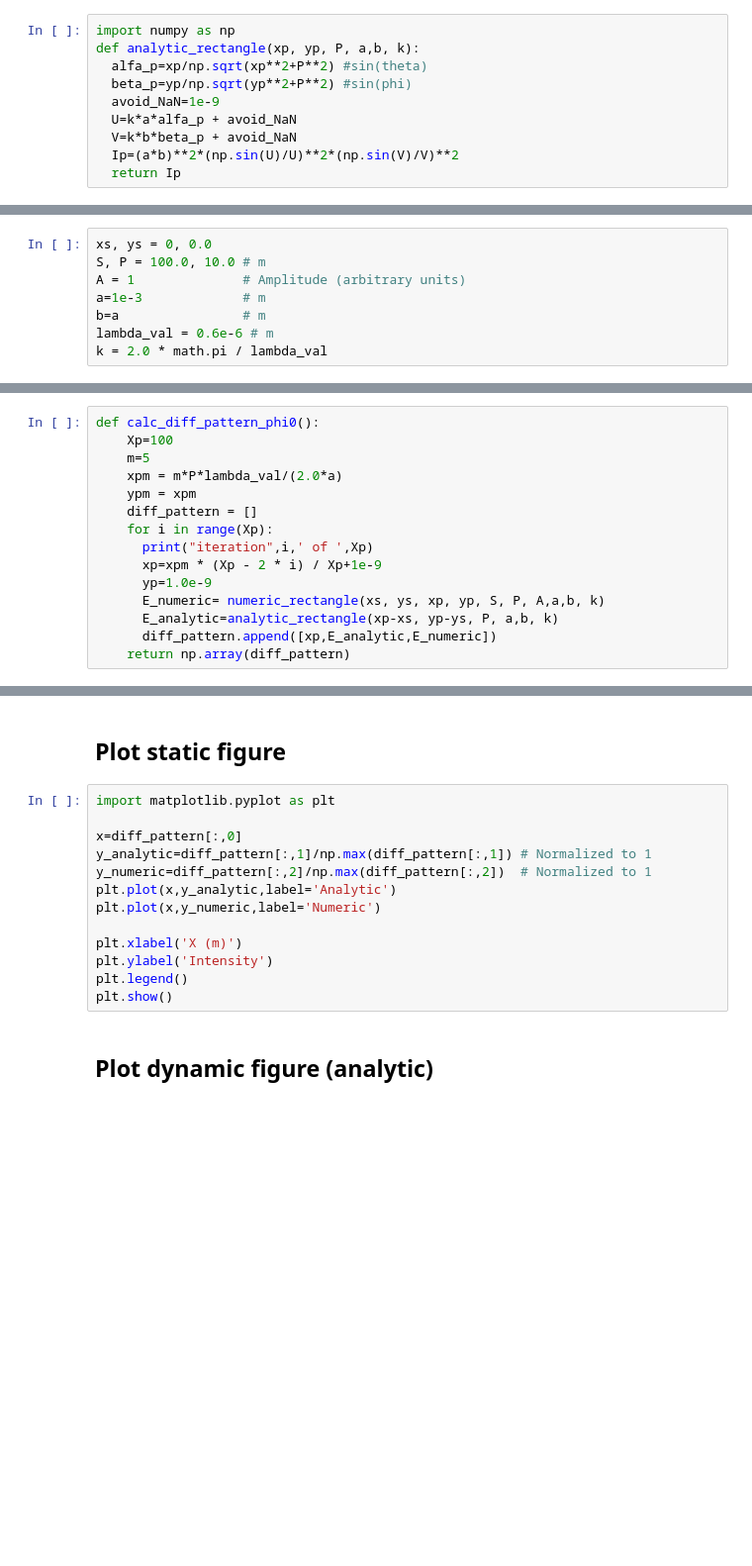
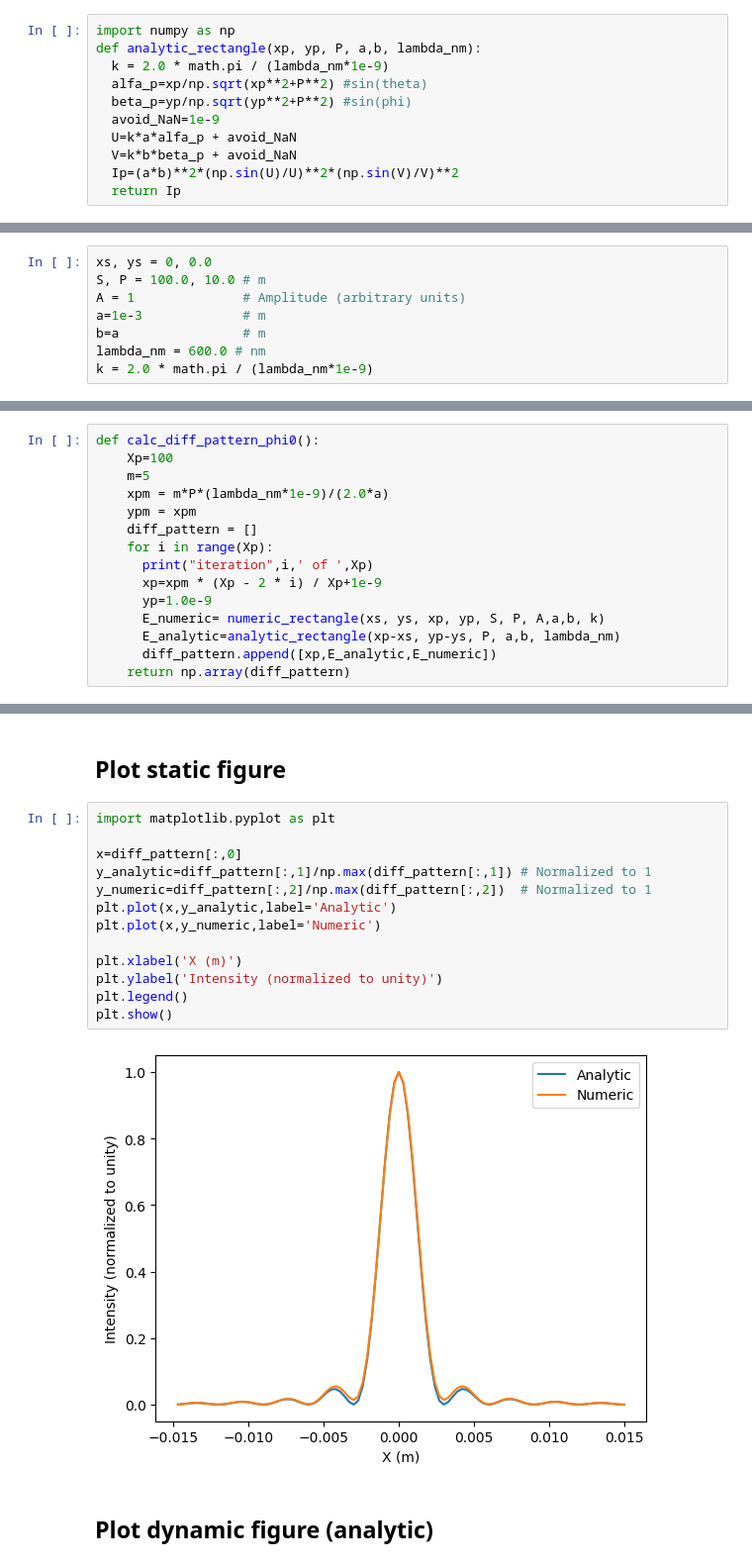
Before and after one commit to IrisFDTD/OPTICS-UNIZAR, a Jupyter notebook: tema1_difracion_agujero_rectangular.ipynb, the cells around one changed output, grey strips where cells are left out. Shown at 99% size. Cells and saved outputs as stored; diff of their text form; blank space fills up the shorter version.

```diff
--- a/tema1_difracion_agujero_rectangular.ipynb
+++ b/tema1_difracion_agujero_rectangular.ipynb
@@ -56,7 +56,8 @@ def numeric_rectangle(xs, ys, xp, yp, S, P, A, a,b,k):
 ![image.png](embedded-picture-1)
 # %%
 import numpy as np
-def analytic_rectangle(xp, yp, P, a,b, k):
+def analytic_rectangle(xp, yp, P, a,b, lambda_nm):
+  k = 2.0 * math.pi / (lambda_nm*1e-9)
   alfa_p=xp/np.sqrt(xp**2+P**2) #sin(theta)
   beta_p=yp/np.sqrt(yp**2+P**2) #sin(phi)
   avoid_NaN=1e-9
@@ -80,15 +81,15 @@ S, P = 100.0, 10.0 # m
 A = 1              # Amplitude (arbitrary units)
 a=1e-3             # m
 b=a                # m
-lambda_val = 0.6e-6 # m
-k = 2.0 * math.pi / lambda_val
+lambda_nm = 600.0 # nm
+k = 2.0 * math.pi / (lambda_nm*1e-9)
 # %% [markdown]
 # Diffraction pattern at $\varphi=0$
 # %%
 def calc_diff_pattern_phi0():
     Xp=100
     m=5
-    xpm = m*P*lambda_val/(2.0*a)
+    xpm = m*P*(lambda_nm*1e-9)/(2.0*a)
     ypm = xpm
     diff_pattern = []
     for i in range(Xp):
@@ -96,7 +97,7 @@ def calc_diff_pattern_phi0():
       xp=xpm * (Xp - 2 * i) / Xp+1e-9
       yp=1.0e-9
       E_numeric= numeric_rectangle(xs, ys, xp, yp, S, P, A,a,b, k)
-      E_analytic=analytic_rectangle(xp-xs, yp-ys, P, a,b, k)
+      E_analytic=analytic_rectangle(xp-xs, yp-ys, P, a,b, lambda_nm)
       diff_pattern.append([xp,E_analytic,E_numeric])
     return np.array(diff_pattern)
 # %%
@@ -106,16 +125,18 @@ diff_pattern=calc_diff_pattern_phi0()
 # %%
 import matplotlib.pyplot as plt
 
 x=diff_pattern[:,0]
 y_analytic=diff_pattern[:,1]/np.max(diff_pattern[:,1]) # Normalized to 1
 y_numeric=diff_pattern[:,2]/np.max(diff_pattern[:,2])  # Normalized to 1
 plt.plot(x,y_analytic,label='Analytic')
 plt.plot(x,y_numeric,label='Numeric')
 
 plt.xlabel('X (m)')
-plt.ylabel('Intensity')
+plt.ylabel('Intensity (normalized to unity)')
 plt.legend()
 plt.show()
+# %% [output]
+[figure, added]
 # %% [markdown]
 ## Plot dynamic figure (analytic)
 # %%
```
Also changed, not shown: parts of 6 cells of this notebook.
